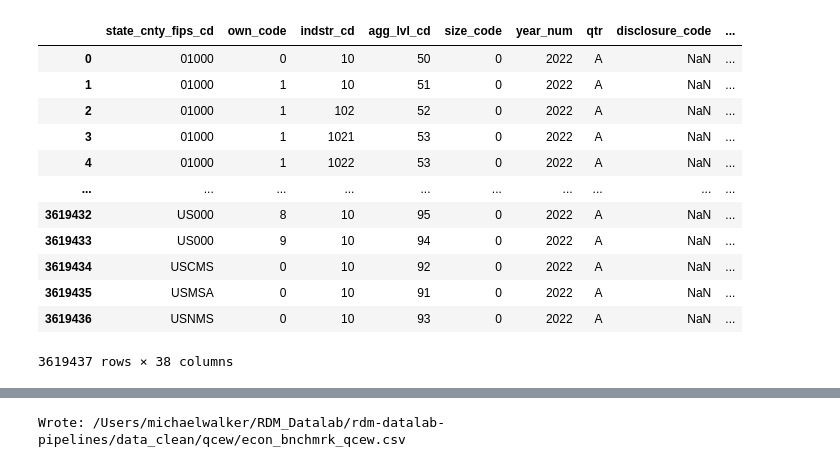
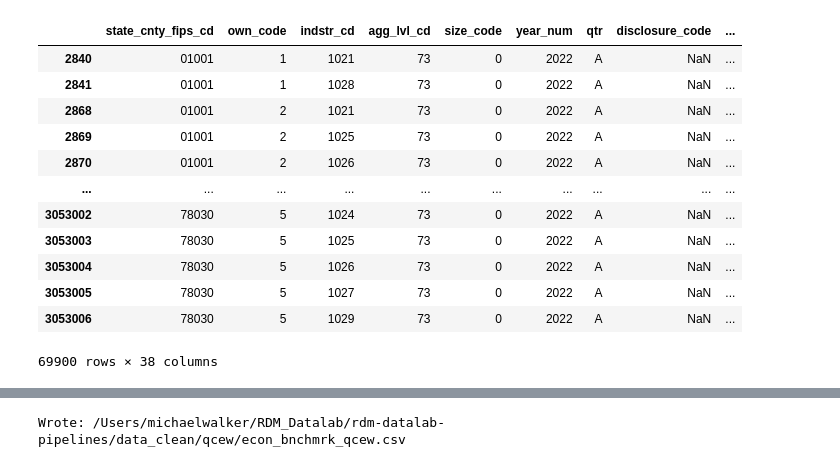
Before and after one commit to mgw1975/rdm-datalab-pipelines, a Jupyter notebook: notebooks/qcew/econ_bnchmrk_qcew.ipynb, the cells around one changed output, grey strips where cells are left out. Drawn from its saved outputs; the diff is of its cells as text; code cells hidden in the pictures.

```diff
--- a/notebooks/qcew/econ_bnchmrk_qcew.ipynb
+++ b/notebooks/qcew/econ_bnchmrk_qcew.ipynb
@@ -116,28 +261,29 @@ def prep_sector(qdf, year=None, prefer_private_if_total_missing=True):
 # %%
 
 raw = pd.read_csv(QCEW_RAW, dtype=str)
 #print("Columns:", list(raw.columns)[:15], "...")
 #print("Years:", sorted(raw["year"].unique().tolist()) if "year" in raw.columns else "n/a")
 #print("Agglvl codes (top 10):")
 #print(raw["agglvl_code"].value_counts().head(10) if "agglvl_code" in raw.columns else "n/a")
 #print("Own codes:", sorted(raw["own_code"].unique().tolist()) if "own_code" in raw.columns else "n/a")
 #if "qtr" in raw.columns:
 #    print("QTR values:", sorted(raw["qtr"].unique().tolist()))
 raw = normalize_qcew_columns(raw)
-raw
+mask = raw["agg_lvl_cd"] == "73"
+raw[mask]
 # %% [output]
 |  | state_cnty_fips_cd | own_code | indstr_cd | agg_lvl_cd | size_code | year_num | qtr | disclosure_code | ... |
-| 0 | 01000 | 0 | 10 | 50 | 0 | 2022 | A | NaN | ... |
-| 1 | 01000 | 1 | 10 | 51 | 0 | 2022 | A | NaN | ... |
-| 2 | 01000 | 1 | 102 | 52 | 0 | 2022 | A | NaN | ... |
-| 3 | 01000 | 1 | 1021 | 53 | 0 | 2022 | A | NaN | ... |
-| 4 | 01000 | 1 | 1022 | 53 | 0 | 2022 | A | NaN | ... |
+| 2840 | 01001 | 1 | 1021 | 73 | 0 | 2022 | A | NaN | ... |
+| 2841 | 01001 | 1 | 1028 | 73 | 0 | 2022 | A | NaN | ... |
+| 2868 | 01001 | 2 | 1021 | 73 | 0 | 2022 | A | NaN | ... |
+| 2869 | 01001 | 2 | 1025 | 73 | 0 | 2022 | A | NaN | ... |
+| 2870 | 01001 | 2 | 1026 | 73 | 0 | 2022 | A | NaN | ... |
 | ... | ... | ... | ... | ... | ... | ... | ... | ... | ... |
-| 3619432 | US000 | 8 | 10 | 95 | 0 | 2022 | A | NaN | ... |
-| 3619433 | US000 | 9 | 10 | 94 | 0 | 2022 | A | NaN | ... |
-| 3619434 | USCMS | 0 | 10 | 92 | 0 | 2022 | A | NaN | ... |
-| 3619435 | USMSA | 0 | 10 | 91 | 0 | 2022 | A | NaN | ... |
-| 3619436 | USNMS | 0 | 10 | 93 | 0 | 2022 | A | NaN | ... |
+| 3053002 | 78030 | 5 | 1024 | 73 | 0 | 2022 | A | NaN | ... |
+| 3053003 | 78030 | 5 | 1025 | 73 | 0 | 2022 | A | NaN | ... |
+| 3053004 | 78030 | 5 | 1026 | 73 | 0 | 2022 | A | NaN | ... |
+| 3053005 | 78030 | 5 | 1027 | 73 | 0 | 2022 | A | NaN | ... |
+| 3053006 | 78030 | 5 | 1029 | 73 | 0 | 2022 | A | NaN | ... |
-3619437 rows × 38 columns
+69900 rows × 38 columns
 # %%
 
```
Also changed, not shown: parts of 5 cells of this notebook, 5 other files.
